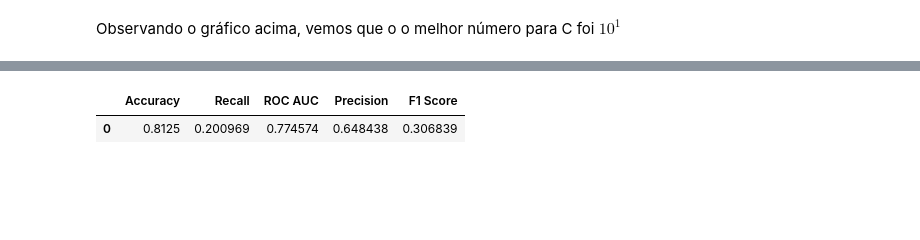
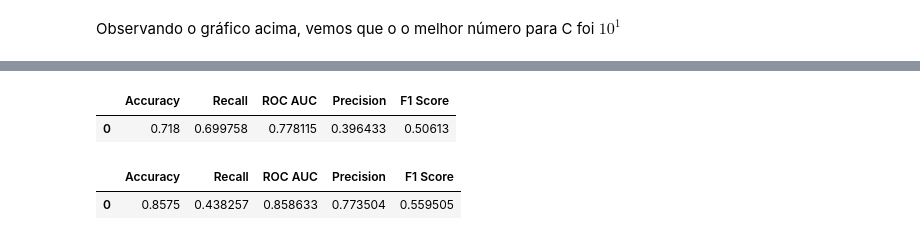
Before and after one commit to Fabio-luiz-sousa/bank_customer_churn_prediction, a Jupyter notebook: modeling/modeling.ipynb, the cells around one changed output, grey strips where cells are left out. Saved outputs shown, nothing was run; the diff lists cells and outputs as text; code cells hidden in the pictures; blank space fills up the shorter version.

```diff
--- a/modeling/modeling.ipynb
+++ b/modeling/modeling.ipynb
@@ -38,11 +39,17 @@ categorical_features_transform = Pipeline(steps=[('targetencoder',TargetEncoder(
 preprocessor = ColumnTransformer(transformers=[('num',numerical_features_transform,numerical_features),
                                                ('cat',categorical_features_transform,categorical_features)])
 
-model_lr = LogisticRegression(penalty='l1',solver='liblinear')
+model_lr = LogisticRegression(penalty='l1',solver='liblinear',class_weight = {
+    0: 0.2037,
+    1: 0.7963
+})
 
 lr = Pipeline(steps=[('preprocessor',preprocessor),
-                     ('feature_sel',SelectPercentile(f_classif,percentile=50)),
                      ('model',model_lr)])
+
+rd_model = RandomForestClassifier()
+rd = Pipeline(steps=[('preprocessor',preprocessor),
+                     ('model',rd_model)])
 # %%
 # criando uma cross-validation para escolher o melhor hipermarâmetro C
 def cross_validation_search_C(model: Pipeline, X_train: pd.DataFrame, y_train: pd.DataFrame, n_folds: int, C_vals):
@@ -128,7 +135,6 @@ fig2.show('png',scale=2,width=500) """
 # %%
 # função para avaliar o modelo
-def avalaibe_lr(lr: LogisticRegression,X_train: pd.DataFrame,X_test: pd.DataFrame,y_train: pd.Series, y_test: pd.Series,best_value_C: float) -> pd.DataFrame:
-    lr.C = best_value_C
+def avalaibe_lr(lr: LogisticRegression,X_train: pd.DataFrame,X_test: pd.DataFrame,y_train: pd.Series, y_test: pd.Series) -> pd.DataFrame:
     lr.fit(X_train,y_train)
 
     y_pred = lr.predict(X_test)
@@ -148,11 +154,17 @@ def avalaibe_lr(lr: LogisticRegression,X_train: pd.DataFrame,X_test: pd.DataFram
     return df_metrics
 # %%
 best_value_C = 10**(-2)
-df_metrics = avalaibe_lr(lr, X_train,X_test,y_train, y_test,best_value_C)
+df_metrics = avalaibe_lr(lr, X_train,X_test,y_train, y_test)
 df_metrics
 # %% [output]
 |  | Accuracy | Recall | ROC AUC | Precision | F1 Score |
-| 0 | 0.8125 | 0.200969 | 0.774574 | 0.648438 | 0.306839 |
+| 0 | 0.718 | 0.699758 | 0.778115 | 0.396433 | 0.50613 |
+# %%
+df_metrics = avalaibe_lr(rd, X_train,X_test,y_train, y_test)
+df_metrics
+# %% [output]
+|  | Accuracy | Recall | ROC AUC | Precision | F1 Score |
+| 0 | 0.8575 | 0.438257 | 0.858633 | 0.773504 | 0.559505 |
 # %%
 # função que plota  matriz de confusão
 def plot_cunfusion_matrix(lr: LogisticRegression,X_train: pd.DataFrame,X_test: pd.DataFrame,y_train: pd.Series,y_test: pd.Series) -> None:
```
Also changed, not shown: parts of 5 cells of this notebook.
